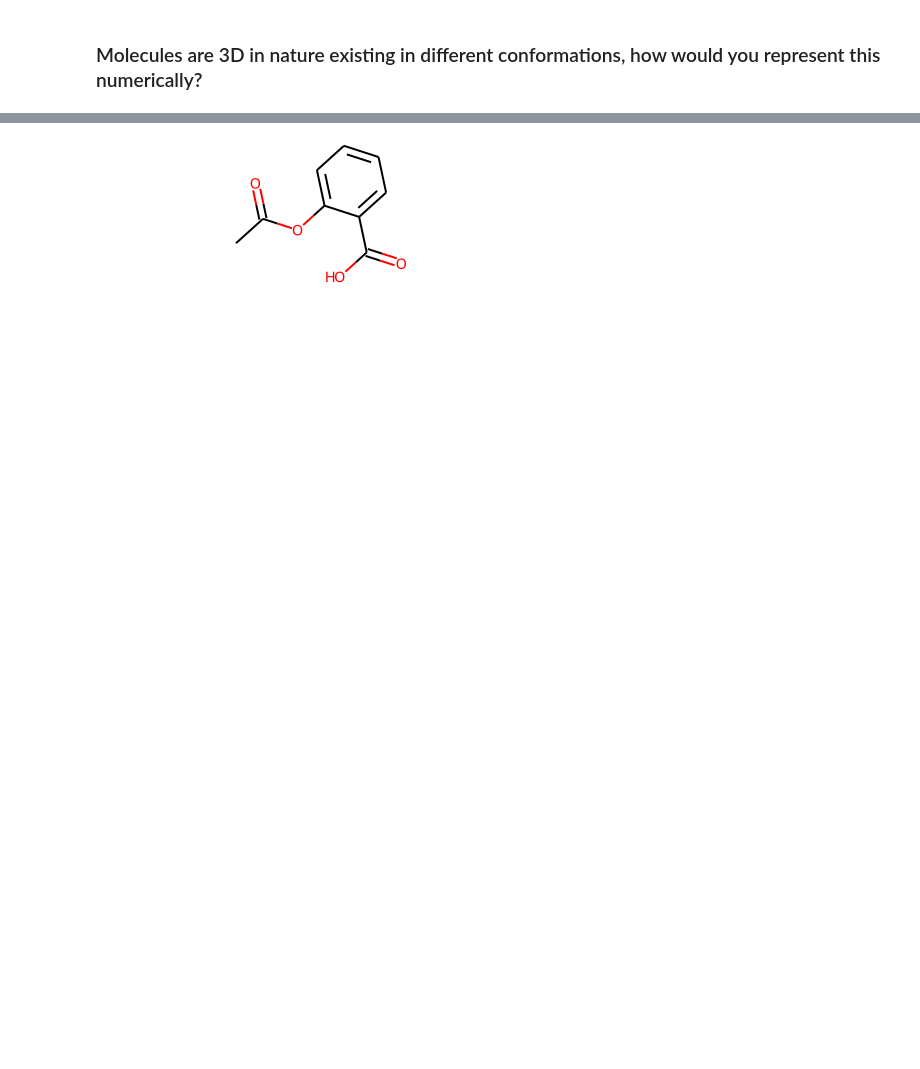
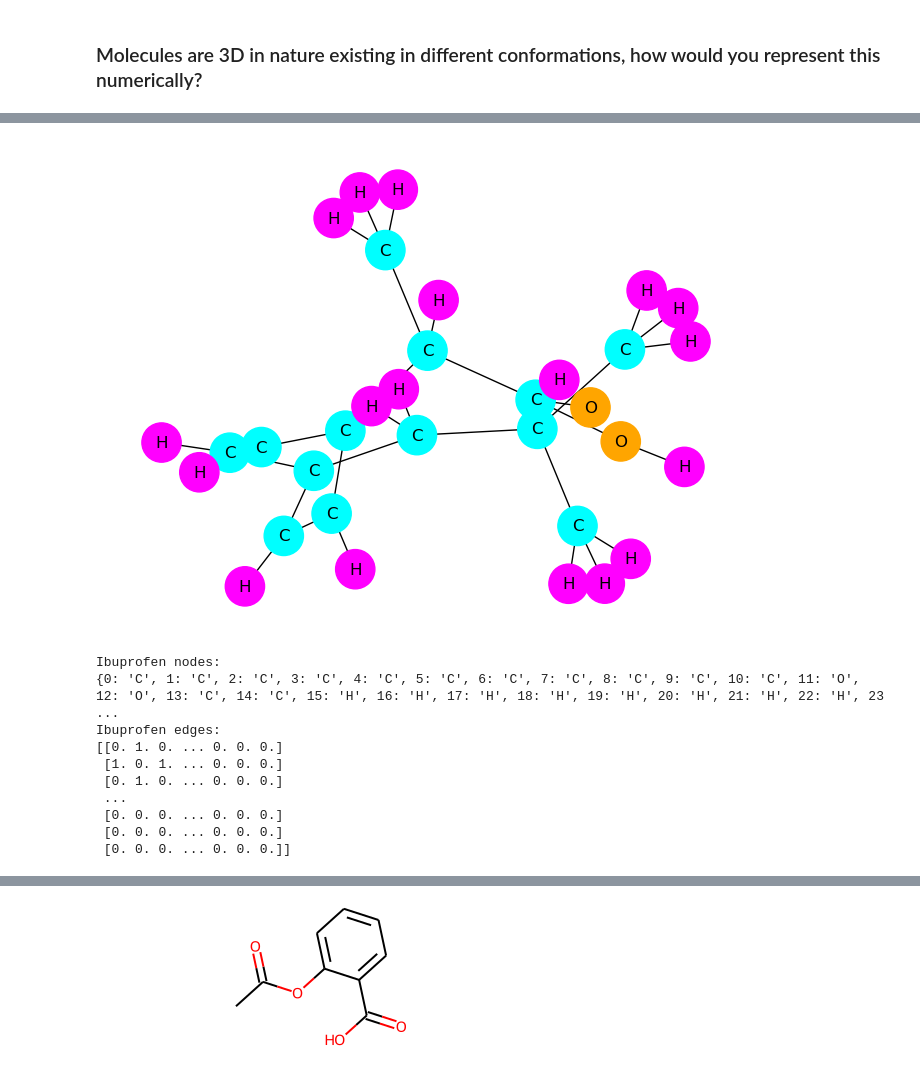
Before and after one commit to CalvinCYY/workshops, a Jupyter notebook: tutorial-1-fingerprints.ipynb, the cells around one changed output, grey strips where cells are left out. Saved outputs shown, nothing was run; the diff lists cells and outputs as text; code cells hidden in the pictures; blank space fills up the shorter version.

```diff
--- a/tutorial-1-fingerprints.ipynb
+++ b/tutorial-1-fingerprints.ipynb
@@ -85,0 +154,18 @@ Ibuprofen fingerprint: 010000000000000000000000000000000000000000000000000000000
+# %%
+from ase.io import read
+from dscribe.descriptors import CoulombMatrix
+
+atomic_numbers = [1, 6, 8]
+rcut = 6.0
+nmax = 8
+lmax = 6
+
+cm = CoulombMatrix(
+    n_atoms_max=33,
+)
+
+
+mol = read("img/ibuprofen_3d.sdf")
+ibuprofen_cm = cm.create(mol)
+print(ibuprofen_cm)
+ibuprofen_cm.shape
@@ -85,0 +207,62 @@ Ibuprofen fingerprint: 010000000000000000000000000000000000000000000000000000000
+# %%
+def mol_to_nx(mol):
+    G = nx.Graph()
+
+    for atom in mol.GetAtoms():
+        G.add_node(atom.GetIdx(),
+                   atomic_num=atom.GetAtomicNum(),
+                   is_aromatic=atom.GetIsAromatic(),
+                   atom_symbol=atom.GetSymbol())
+
+    for bond in mol.GetBonds():
+        G.add_edge(bond.GetBeginAtomIdx(),
+                   bond.GetEndAtomIdx(),
+                   bond_type=bond.GetBondType())
+
+    return G
+
+import networkx as nx
+import matplotlib.pyplot as plt
+
+ibuprofen_nx = mol_to_nx(ibuprofen_3D)
+
+ibuprofen_atom = nx.get_node_attributes(ibuprofen_nx, 'atom_symbol')
+
+color_map = {'C': 'cyan',
+             'O': 'orange',
+             'H': 'magenta'}
+
+ibuprofen_colors = []
+for idx in ibuprofen_nx.nodes():
+    if (ibuprofen_nx.nodes[idx]['atom_symbol'] in color_map):
+        ibuprofen_colors.append(color_map[ibuprofen_nx.nodes[idx]['atom_symbol']])
+    else:
+        ibuprofen_colors.append('gray')
+
+nx.draw(ibuprofen_nx,
+        labels=ibuprofen_atom,
+        with_labels = True,
+        node_color=ibuprofen_colors,
+        node_size=800)
+
+plt.show()
+
+matrix = nx.to_numpy_matrix(ibuprofen_nx)
+
+print('Ibuprofen nodes:')
+print(ibuprofen_atom)
+
+print('Ibuprofen edges:')
+print(matrix)
+# %% [output]
+[figure, added]
+Ibuprofen nodes:
+{0: 'C', 1: 'C', 2: 'C', 3: 'C', 4: 'C', 5: 'C', 6: 'C', 7: 'C', 8: 'C', 9: 'C', 10: 'C', 11: 'O', 12: 'O', 13: 'C', 14: 'C', 15: 'H', 16: 'H', 17: 'H', 18: 'H', 19: 'H', 20: 'H', 21: 'H', 22: 'H', 23 ...
+Ibuprofen edges:
+[[0. 1. 0. ... 0. 0. 0.]
+ [1. 0. 1. ... 0. 0. 0.]
+ [0. 1. 0. ... 0. 0. 0.]
+ ...
+ [0. 0. 0. ... 0. 0. 0.]
+ [0. 0. 0. ... 0. 0. 0.]
+ [0. 0. 0. ... 0. 0. 0.]]
```
Also changed, not shown: parts of 41 cells of this notebook.
